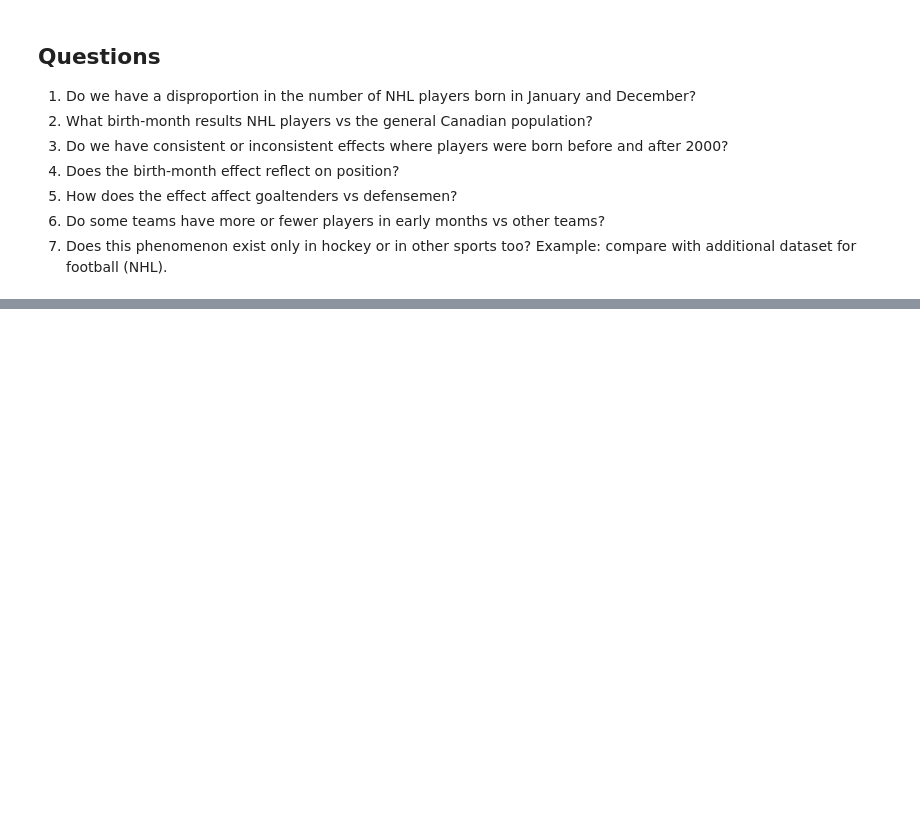
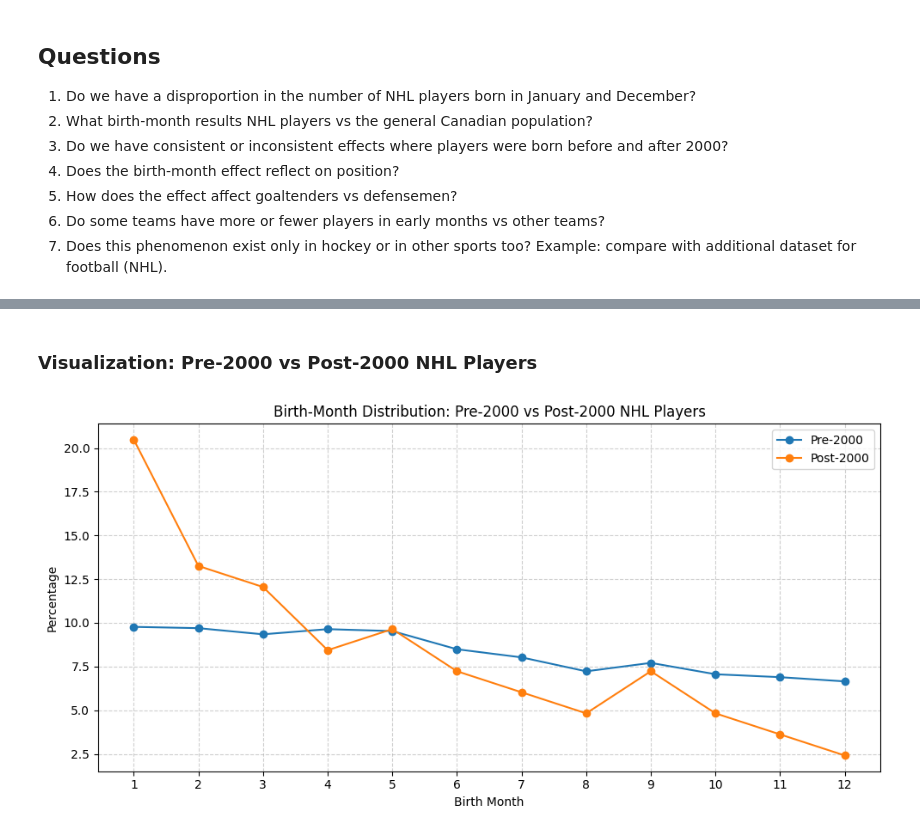
Before and after one commit to olavrenin-data-scientist/Project2_Wong_Edusah_Lavrenin, a Jupyter notebook: Oleksii.ipynb, the cells around one changed output, grey strips where cells are left out. Saved outputs shown, nothing was run; the diff lists cells and outputs as text; code cells hidden in the pictures; blank space fills up the shorter version.

```diff
--- a/Oleksii.ipynb
+++ b/Oleksii.ipynb
@@ -134,0 +199,17 @@ comparison_df
+# %% [markdown]
+### Visualization: Pre-2000 vs Post-2000 NHL Players
+# %%
+plt.figure(figsize=(10, 5))
+plt.plot(months, pre_2000_pct.values, marker='o', label='Pre-2000')
+plt.plot(months, post_2000_pct.values, marker='o', label='Post-2000')
+
+plt.xlabel('Birth Month')
+plt.ylabel('Percentage')
+plt.title('Birth-Month Distribution: Pre-2000 vs Post-2000 NHL Players')
+plt.xticks(months)
+plt.legend()
+plt.grid(True, linestyle='--', alpha=0.6)
+plt.tight_layout()
+plt.show()
+# %% [output]
+[figure, added]
```
Also changed, not shown: parts of 15 cells of this notebook, 2 other files.
